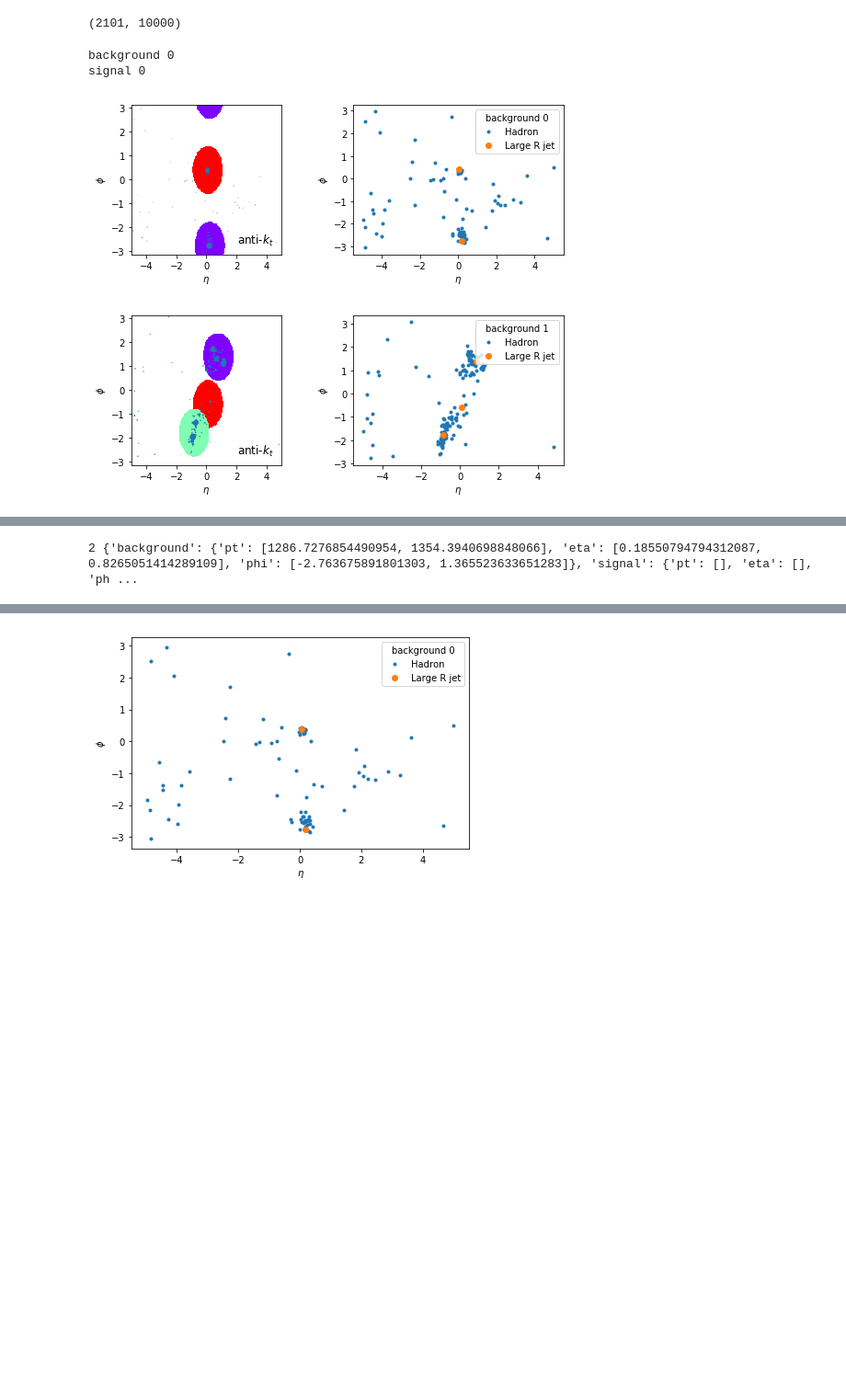
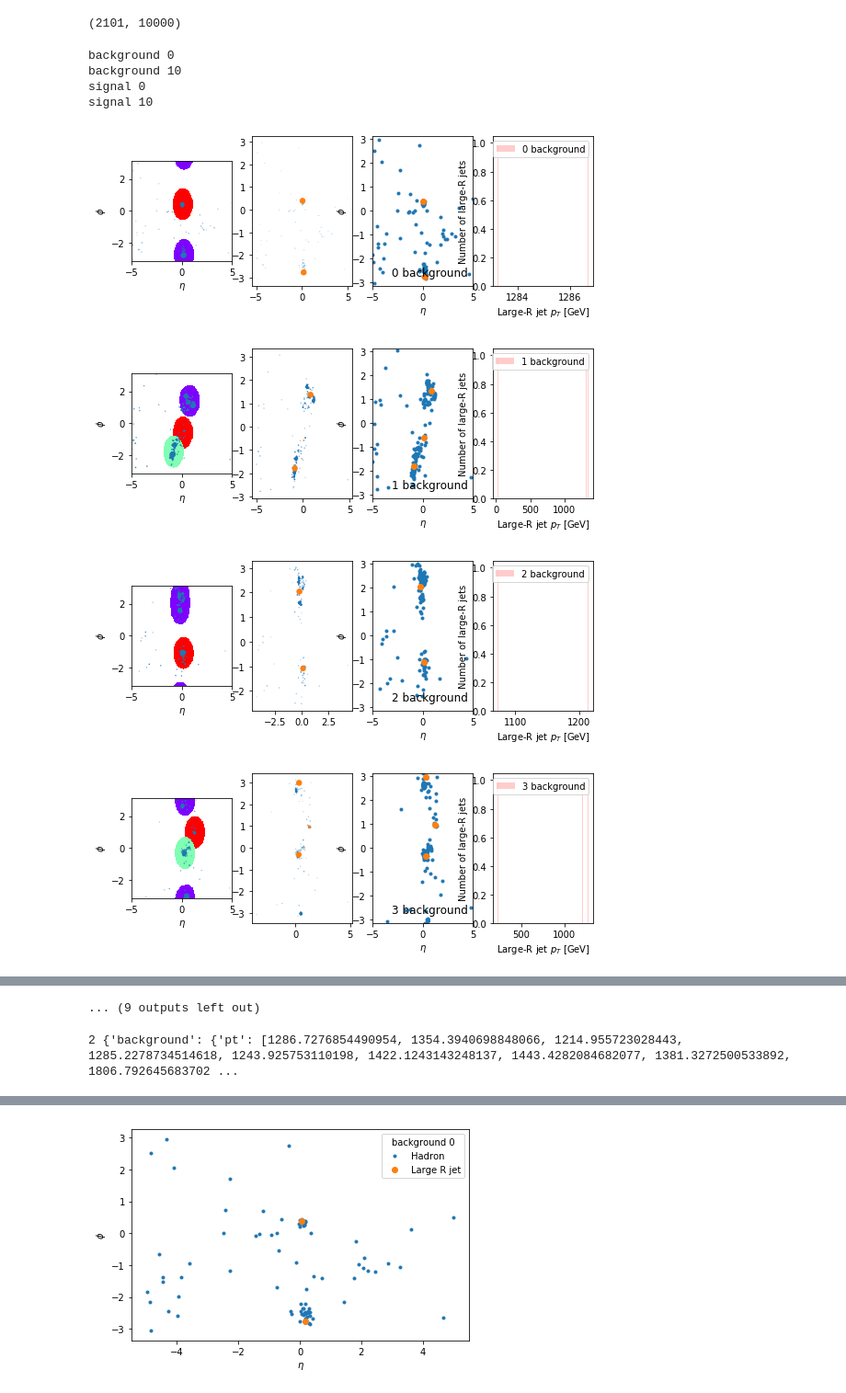
Before and after one commit to maxxrichard/LHCOlympics2020, a Jupyter notebook: notebook/LHCOlympics2020_pyjetexample.ipynb, the cells around one changed output, grey strips where cells are left out. Shown at 92% size. Saved outputs shown, nothing was run; the diff lists cells and outputs as text; code cells hidden in the pictures; blank space fills up the shorter version.

Commit message:
Fix index of events in plotting

```diff
--- a/notebook/LHCOlympics2020_pyjetexample.ipynb
+++ b/notebook/LHCOlympics2020_pyjetexample.ipynb
@@ -43,7 +43,7 @@ for mytype in ['background','signal']:
     all_hadrons_ghost[mytype]=[]
 
     for ievt in range(2): #len(events_combined)):
-        if ievt%10000==0:
+        if ievt%10==0:
             print(mytype,ievt)
         issignal = events_combined[ievt][2100]
         if (mytype=='background' and issignal):
@@ -95,44 +95,62 @@ for mytype in ['background','signal']:
             # pick a different color for each jet
             colors = cm.rainbow(np.linspace(0, 1, len(largeRjets_ghost)))
             cmap = LinearSegmentedColormap.from_list('cmap', colors, len(colors))
-            ax = fig.add_subplot(1, 2, 1)
+            ax = fig.add_subplot(1, 4, 1)
             area = np.zeros((eta_edges.shape[0] - 1, phi_edges.shape[0] - 1),
                             dtype=np.float64)
             for ijet, jet in enumerate(largeRjets_ghost):
                 constit = jet.constituents_array()
                 jetarea, _, _ = np.histogram2d(constit['eta'], constit['phi'],
                                                bins=(eta_edges, phi_edges))
                 area += (jetarea > 0) * (ijet + 1)
 
             # plot all areas
             ax.imshow(np.ma.masked_where(area == 0, area).T, cmap=cmap,
                       extent=extent, aspect=(eta_max - eta_min) / (2*np.pi),
                       interpolation='none', origin='lower')
 
             # overlay original event
             particles = pseudojets_input
             ax.scatter(particles['eta'], particles['phi'], s=30 * particles['pT'] / particles['pT'].max())
             ax.set_xlim(extent[:2])
             ax.set_ylim(extent[2:])
             ax.set_ylabel(r'$\phi$')
             ax.set_xlabel(r'$\eta$')
 
-            ax.text(0.95, 0.05, r'anti-$k_t$',
+#             ax.text(0.95, 0.05, mytype+' '+str(ievt),
+#                 verticalalignment='bottom', horizontalalignment='right',
+#                 transform=ax.transAxes,
+#                 fontsize=12)
+
+            jets_eta = [all_largeRjets[mytype][-1][ijet].eta for ijet in range(len(all_largeRjets[mytype][-1]))]
+            jets_phi = [all_largeRjets[mytype][-1][ijet].phi for ijet in range(len(all_largeRjets[mytype][-1]))]
+            jets_pt = np.array([all_largeRjets[mytype][-1][ijet].pt for ijet in range(len(all_largeRjets[mytype][-1]))])
+            ax = fig.add_subplot(1, 4, 2)
+            plt.scatter(x=all_hadrons[mytype][-1]['eta'], y=all_hadrons[mytype][-1]['phi'], s=30 * all_hadrons[mytype][-1]['pT'] / all_hadrons[mytype][-1]['pT'].max(), marker='.')
+            plt.scatter(x=jets_eta, y=jets_phi, s=30 * jets_pt/max(jets_pt), marker='o')
+            ax = fig.add_subplot(1, 4, 3)
+            plt.scatter(x=all_hadrons[mytype][-1]['eta'], y=all_hadrons[mytype][-1]['phi'], marker='.')
+            plt.scatter(x=jets_eta, y=jets_phi, marker='o')
+            ax.set_xlim(extent[:2])
+            ax.set_ylim(extent[2:])
+            plt.xlabel(r'$\eta$')
+            plt.ylabel(r'$\phi$')
+            ax.text(0.95, 0.05, str(ievt)+' '+mytype,
                 verticalalignment='bottom', horizontalalignment='right',
                 transform=ax.transAxes,
                 fontsize=12)
 
-            ax = fig.add_subplot(1, 2, 2)
-            plt.scatter(x=all_hadrons[mytype][ievt]['eta'], y=all_hadrons[mytype][ievt]['phi'], marker='.', label='Hadron')
-            jets_eta = [all_largeRjets[mytype][ievt][ijet].eta for ijet in range(len(all_largeRjets[mytype][ievt]))]
-            jets_phi = [all_largeRjets[mytype][ievt][ijet].phi for ijet in range(len(all_largeRjets[mytype][ievt]))]
-
-            plt.scatter(x=jets_eta, y=jets_phi, marker='o', label='Large R jet')
-            plt.xlabel(r'$\eta$')
-            plt.ylabel(r'$\phi$')
-            plt.legend(loc='upper right', title=mytype+' '+str(ievt))
+            ax = fig.add_subplot(1, 4, 4)
+            plt.hist(jets_pt, bins=100, facecolor='r', alpha=0.2, label=str(ievt)+' '+mytype)
+            plt.xlabel(r'Large-R jet $p_{T}$ [GeV]')
+            plt.ylabel('Number of large-R jets')
+            plt.legend(loc='upper right')
 # %% [output]
 background 0
+background 10
 signal 0
+signal 10
-[figure, old version]
+[figure, new version]
-[figure, old version]
+[figure, new version]
+[figure, added]
+[figure, added]
@@ -139,3 +164,4 @@ signal 0
+... (9 outputs left out)
 # %%
 def getJet(alljets, index):
     jet = {}
@@ -149,9 +175,9 @@ def getJet(alljets, index):
 
 lead_largeRjets, sublead_largeRjets = getJet(all_largeRjets, 0), getJet(all_largeRjets, 1)
 lead_smallRjets, sublead_smallRjets = getJet(all_smallRjets, 0), getJet(all_smallRjets, 1)
-print(len(lead_largeRjets), lead_largeRjets)
+# print(len(lead_largeRjets), lead_largeRjets)
 # %% [output]
-2 {'background': {'pt': [1286.7276854490954, 1354.3940698848066], 'eta': [0.18550794794312087, 0.8265051414289109], 'phi': [-2.763675891801303, 1.365523633651283]}, 'signal': {'pt': [], 'eta': [], 'ph ...
+2 {'background': {'pt': [1286.7276854490954, 1354.3940698848066, 1214.955723028443, 1285.2278734514618, 1243.925753110198, 1422.1243143248137, 1443.4282084682077, 1381.3272500533892, 1806.792645683702 ...
 # %%
 from matplotlib.pyplot import cm
 from matplotlib.colors import LinearSegmentedColormap
```
Also changed, not shown: parts of 2 cells of this notebook.
